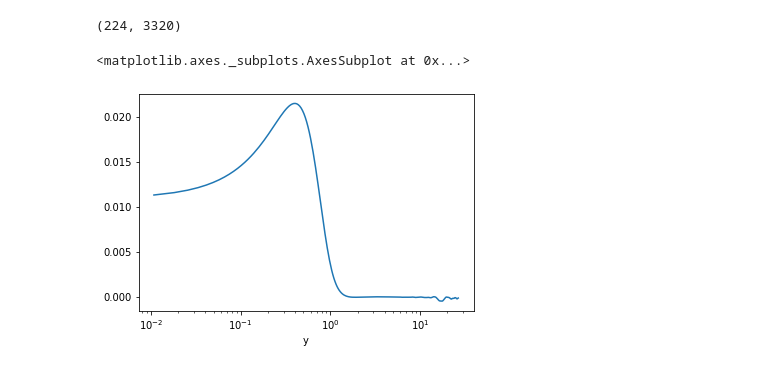
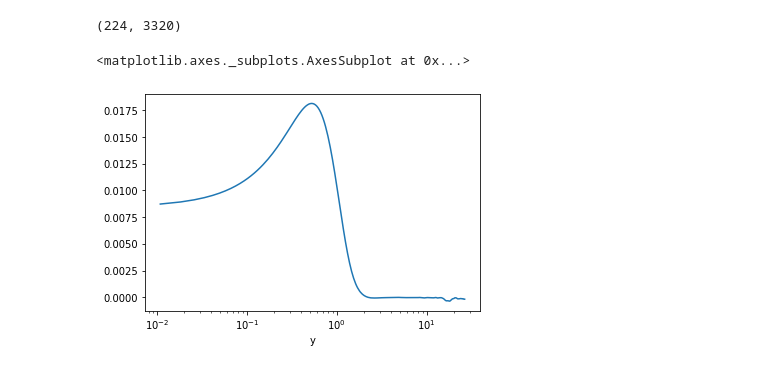
Before and after one commit to petebachant/boundary-layer-turbulence-modeling, a Jupyter notebook: notebook.ipynb, the cells around one changed output. Cells and saved outputs as stored; diff of their text form; code cells hidden in the pictures.

```diff
--- a/notebook.ipynb
+++ b/notebook.ipynb
@@ -194,7 +194,7 @@ df = pd.DataFrame(columns=x, index=y, data=um)
 df.columns.name = "x"
 df.index.name = "y"
 # %%
-df[df.columns[5]].diff().plot(logx=True)
+df[df.columns[100]].diff().rolling(1).mean().plot(logx=True)
 # %% [output]
 <matplotlib.axes._subplots.AxesSubplot at 0x...>
-[figure, old version]
+[figure, new version]
```
Also changed, not shown: parts of 5 cells of this notebook.
